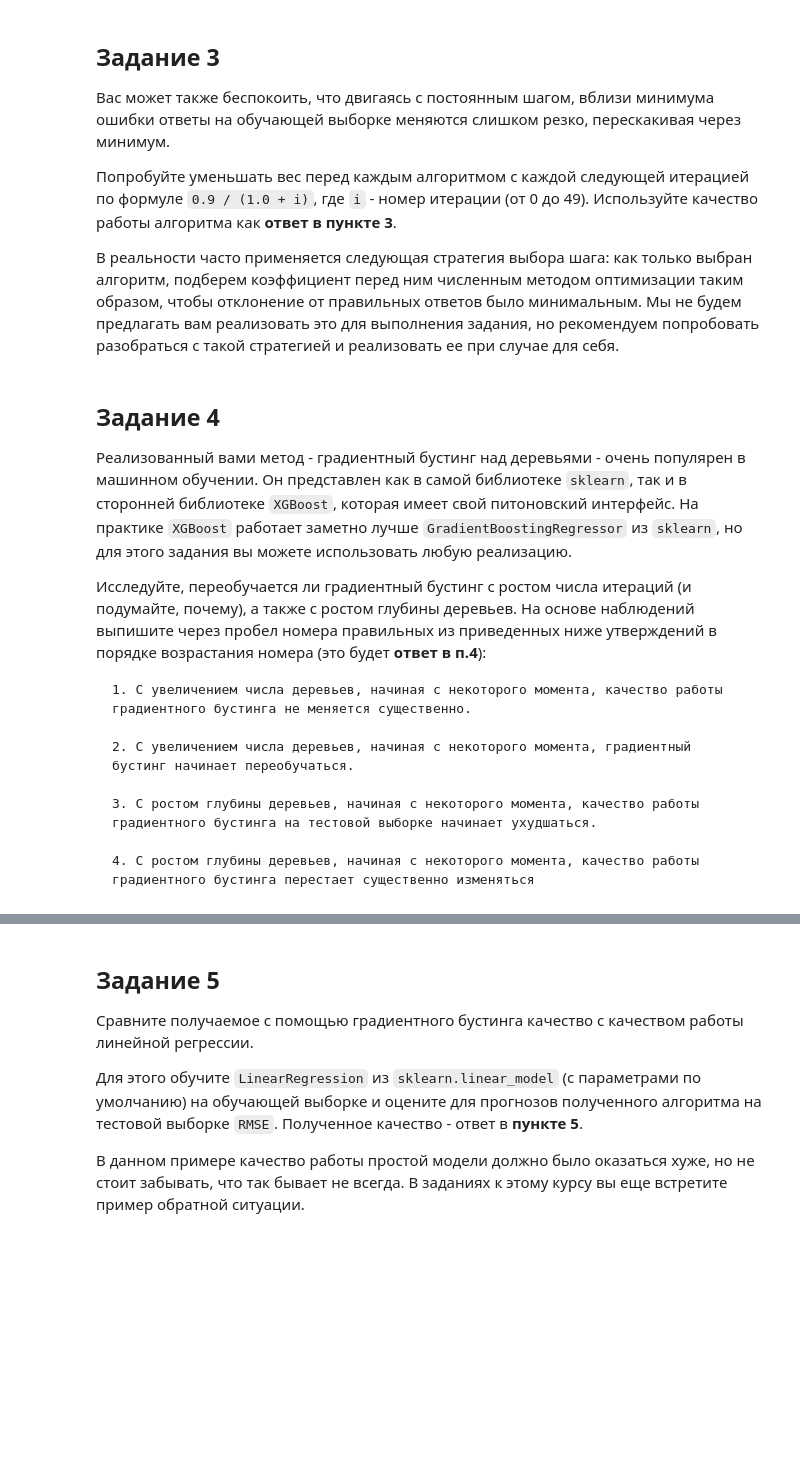
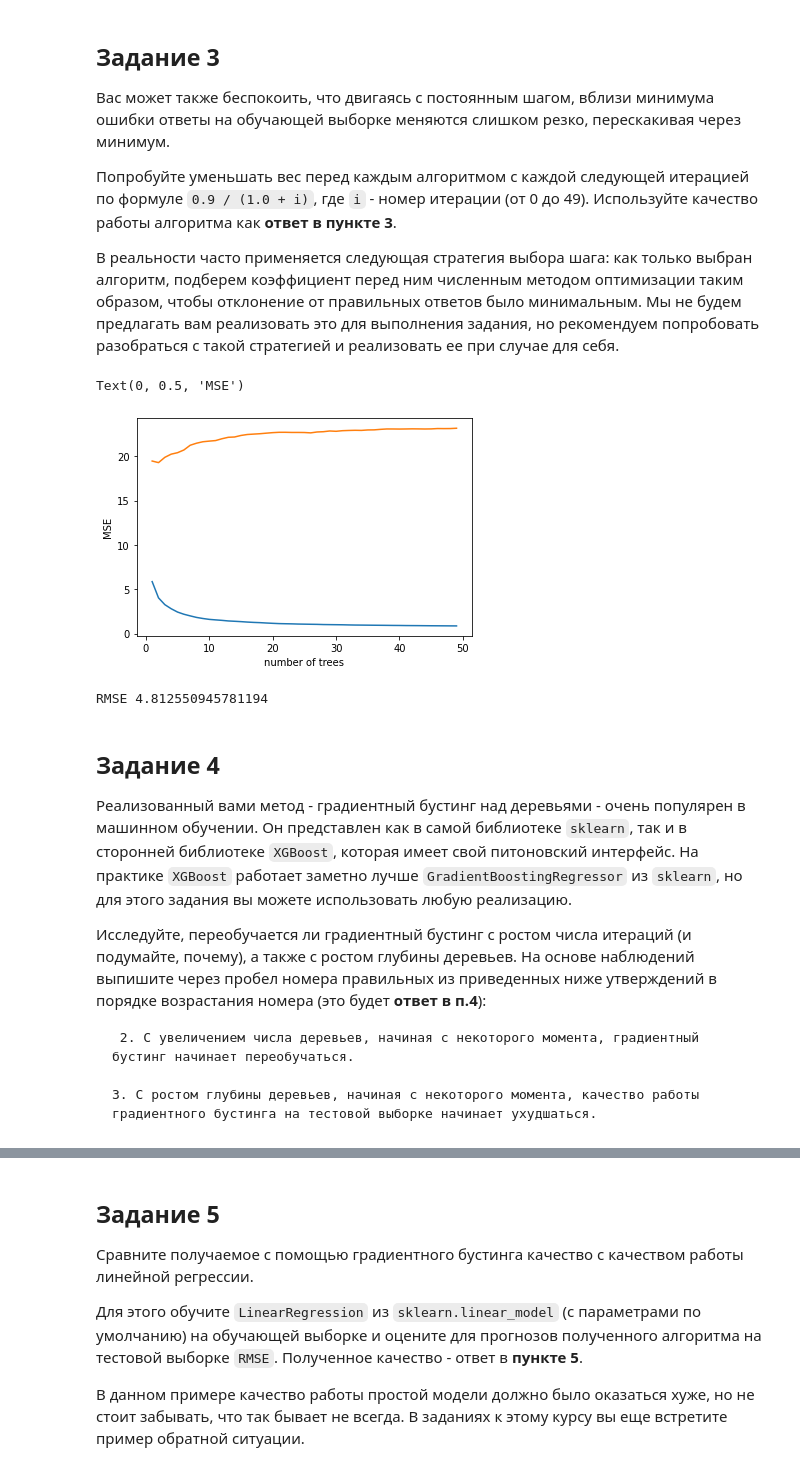
Before and after one commit to basvasilich/study_ml, a Jupyter notebook: supervised-learning/week4/Programming_Assignment_2.ipynb, the cells around one changed output, grey strips where cells are left out. Drawn from its saved outputs; the diff is of its cells as text; code cells hidden in the pictures; blank space fills up the shorter version.

```diff
--- a/supervised-learning/week4/Programming_Assignment_2.ipynb
+++ b/supervised-learning/week4/Programming_Assignment_2.ipynb
@@ -44,6 +115,40 @@ def gbm_predict(X):
 Попробуйте уменьшать вес перед каждым алгоритмом с каждой следующей итерацией по формуле `0.9 / (1.0 + i)`, где `i` - номер итерации (от 0 до 49). Используйте качество работы алгоритма как **ответ в пункте 3**.
 
 В реальности часто применяется следующая стратегия выбора шага: как только выбран алгоритм, подберем коэффициент перед ним численным методом оптимизации таким образом, чтобы отклонение от правильных ответов было минимальным. Мы не будем предлагать вам реализовать это для выполнения задания, но рекомендуем попробовать разобраться с такой стратегией и реализовать ее при случае для себя.
+# %%
+base_algorithms_list_2 = []
+coefficients_list_2 = []
+train_scores_2 = []
+test_scores_2 = []
+
+
+def make_regresssor_2(X, y, coef):
+    regr = DecisionTreeRegressor(max_depth=5, random_state=42)
+    base_algorithms_list_2.append(regr.fit(X, y))
+    coefficients_list_2.append(coef)
+
+make_regresssor_2(X_train, y_train, 0.9)
+
+for i in range(1, 50):
+    make_regresssor_2(X_train, y_train - gbm_predict(X_train, base_algorithms_list_2, coefficients_list_2), 0.9 / (1.0 + i))
+    train_scores_2.append(metrics.mean_squared_error(y_train, gbm_predict(X_train, base_algorithms_list_2, coefficients_list_2)))
+    test_scores_2.append(metrics.mean_squared_error(y_test, gbm_predict(X_test, base_algorithms_list_2, coefficients_list_2)))
+
+
+pylab.plot(np.arange(1, 50, 1), train_scores_2)
+pylab.plot(np.arange(1, 50, 1), test_scores_2)
+pylab.xlabel('number of trees')
+pylab.ylabel('MSE')
+# %% [output]
+Text(0, 0.5, 'MSE')
+[figure, added]
+# %%
+ans_3 = metrics.mean_squared_error(y_test, gbm_predict(X_test, base_algorithms_list_2, coefficients_list_2))**0.5
+print("RMSE", ans_3)
+
+write_answer(3, ans_3)
+# %% [output]
+RMSE 4.812550945781194
 # %% [markdown]
 ## Задание 4
 
@@ -51,10 +156,6 @@ def gbm_predict(X):
 
 Исследуйте, переобучается ли градиентный бустинг с ростом числа итераций (и подумайте, почему), а также с ростом глубины деревьев. На основе наблюдений выпишите через пробел номера правильных из приведенных ниже утверждений в порядке возрастания номера (это будет **ответ в п.4**):
 
-    1. С увеличением числа деревьев, начиная с некоторого момента, качество работы градиентного бустинга не меняется существенно.
-
-    2. С увеличением числа деревьев, начиная с некоторого момента, градиентный бустинг начинает переобучаться.
+     2. С увеличением числа деревьев, начиная с некоторого момента, градиентный бустинг начинает переобучаться.
 
     3. С ростом глубины деревьев, начиная с некоторого момента, качество работы градиентного бустинга на тестовой выборке начинает ухудшаться.
-
-    4. С ростом глубины деревьев, начиная с некоторого момента, качество работы градиентного бустинга перестает существенно изменяться
```
Also changed, not shown: parts of 10 cells of this notebook.
